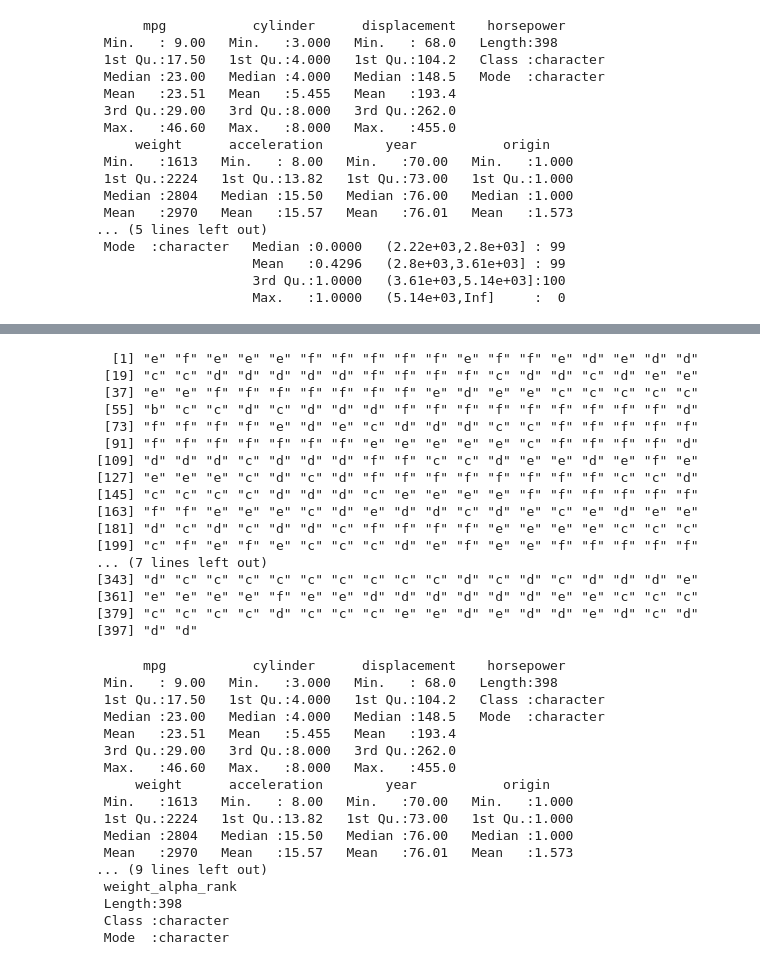
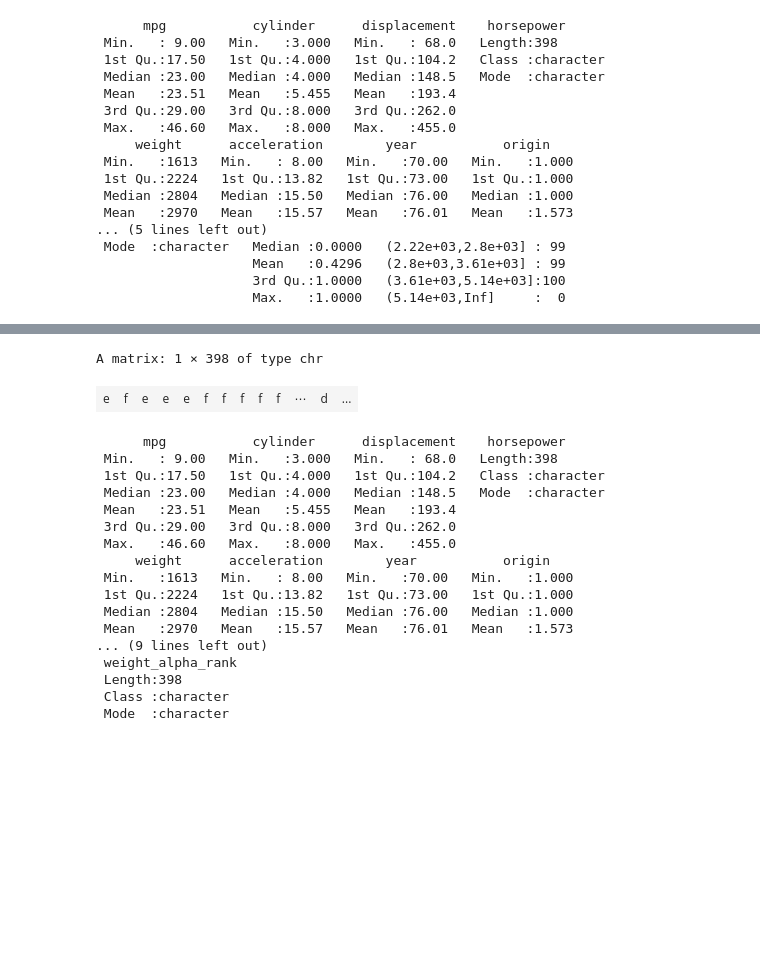
Before and after one commit to KNOU-STUDY/KNOU-R-DATA-ANALYSIS, a Jupyter notebook: ch3/part1.ipynb, the cells around one changed output, grey strips where cells are left out. Drawn from its saved outputs; the diff is of its cells as text; code cells hidden in the pictures; blank space fills up the shorter version.

```diff
--- a/ch3/part1.ipynb
+++ b/ch3/part1.ipynb
@@ -178,29 +151,14 @@ A matrix: 11 × 398 of type chr
 # %%
 sz <- c(as.integer(count(dat.dplyr6)))
 rk <- c('a','b','c','d','e','f')
 dat.dplyr6$weight_alpha_rank <- 'NULL'
 for (i in 1:sz){
     dat.dplyr6$weight_alpha_rank[i] <- rk[as.integer(dat.dplyr6$weight_cut)[i]+1]
 }
-dat.dplyr6$weight_alpha_rank
+t(dat.dplyr6$weight_alpha_rank)
 # %% [output]
-  [1] "e" "f" "e" "e" "e" "f" "f" "f" "f" "f" "e" "f" "f" "e" "d" "e" "d" "d"
- [19] "c" "c" "d" "d" "d" "d" "d" "f" "f" "f" "f" "c" "d" "d" "c" "d" "e" "e"
- [37] "e" "e" "f" "f" "f" "f" "f" "f" "f" "e" "d" "e" "e" "c" "c" "c" "c" "c"
- [55] "b" "c" "c" "d" "c" "d" "d" "d" "f" "f" "f" "f" "f" "f" "f" "f" "f" "d"
- [73] "f" "f" "f" "f" "e" "d" "e" "c" "d" "d" "d" "c" "c" "f" "f" "f" "f" "f"
- [91] "f" "f" "f" "f" "f" "f" "f" "e" "e" "e" "e" "e" "c" "f" "f" "f" "f" "d"
-[109] "d" "d" "d" "c" "d" "d" "d" "f" "f" "c" "c" "d" "e" "e" "d" "e" "f" "e"
-[127] "e" "e" "e" "c" "d" "c" "d" "f" "f" "f" "f" "f" "f" "f" "f" "c" "c" "d"
-[145] "c" "c" "c" "c" "d" "d" "d" "c" "e" "e" "e" "e" "f" "f" "f" "f" "f" "f"
-[163] "f" "f" "e" "e" "e" "c" "d" "e" "d" "d" "c" "d" "e" "c" "e" "d" "e" "e"
-[181] "d" "c" "d" "c" "d" "d" "c" "f" "f" "f" "f" "e" "e" "e" "e" "c" "c" "c"
-[199] "c" "f" "e" "f" "e" "c" "c" "c" "d" "e" "f" "e" "e" "f" "f" "f" "f" "f"
-... (7 lines left out)
-[343] "d" "c" "c" "c" "c" "c" "c" "c" "c" "c" "d" "c" "d" "c" "d" "d" "d" "e"
-[361] "e" "e" "e" "e" "f" "e" "e" "d" "d" "d" "d" "d" "d" "e" "e" "c" "c" "c"
-[379] "c" "c" "c" "c" "d" "c" "c" "c" "e" "e" "d" "e" "d" "d" "e" "d" "c" "d"
-[397] "d" "d"
+A matrix: 1 × 398 of type chr
+| e | f | e | e | e | f | f | f | f | f | ⋯ | d | ... |
 # %%
 summary(dat.dplyr6)
 # %% [output]
```
Also changed, not shown: parts of 8 cells of this notebook, 1 other file.
